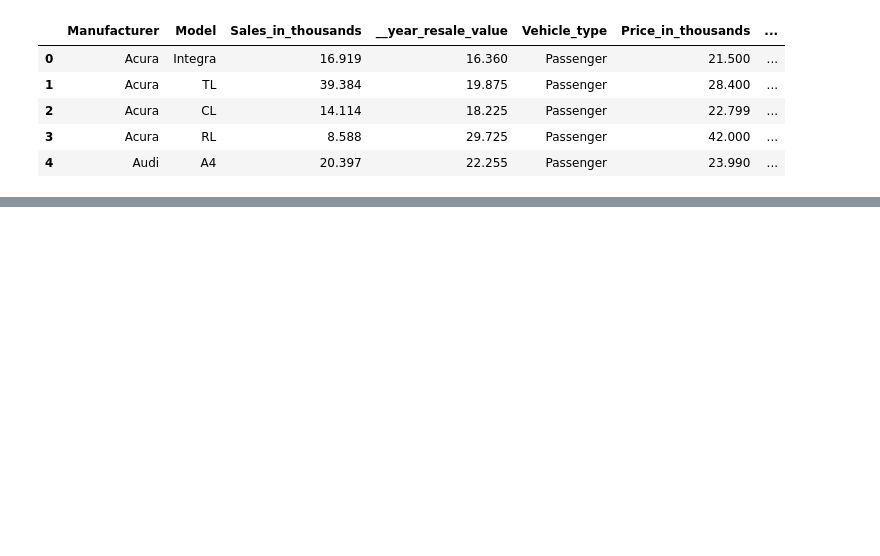
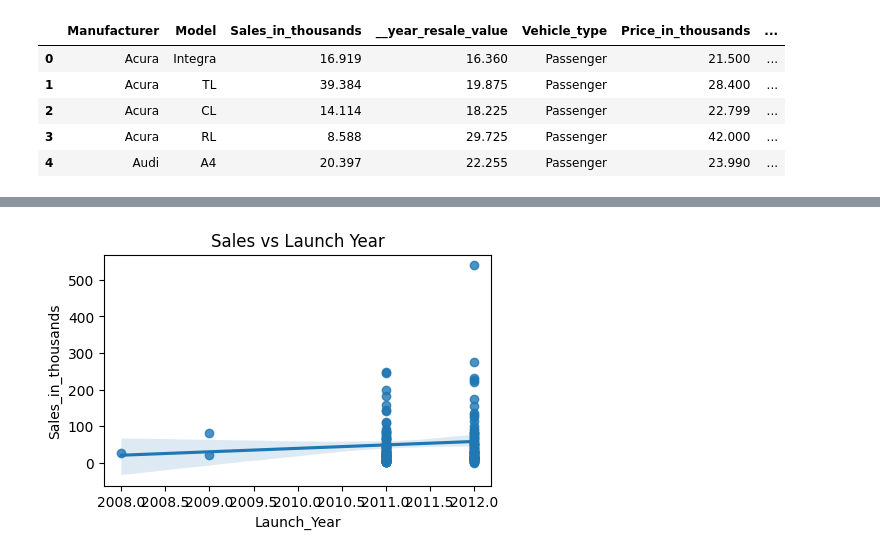
Before and after one commit to nnitika25-png/Car_sales, a Jupyter notebook: notebooks/04_Modeling_and_Insights.ipynb, the cells around one changed output, grey strips where cells are left out. Drawn from its saved outputs; the diff is of its cells as text; code cells hidden in the pictures; blank space fills up the shorter version.

```diff
--- a/notebooks/04_Modeling_and_Insights.ipynb
+++ b/notebooks/04_Modeling_and_Insights.ipynb
@@ -31,0 +48,6 @@ df.head()
+# %%
+# Extract launch year
+df["Launch_Year"] = df["Latest_Launch"].dt.year
+
+# Verify result
+df[["Latest_Launch", "Launch_Year"]].head()
@@ -31,0 +61,9 @@ df.head()
+# %%
+# Analyze Launch Year
+plt.figure(figsize=(5, 3))
+sns.regplot(data=df, x="Launch_Year", y="Sales_in_thousands")
+
+plt.title("Sales vs Launch Year")
+plt.show()
+# %% [output]
+[figure, added]
```
Also changed, not shown: parts of 12 cells of this notebook.
